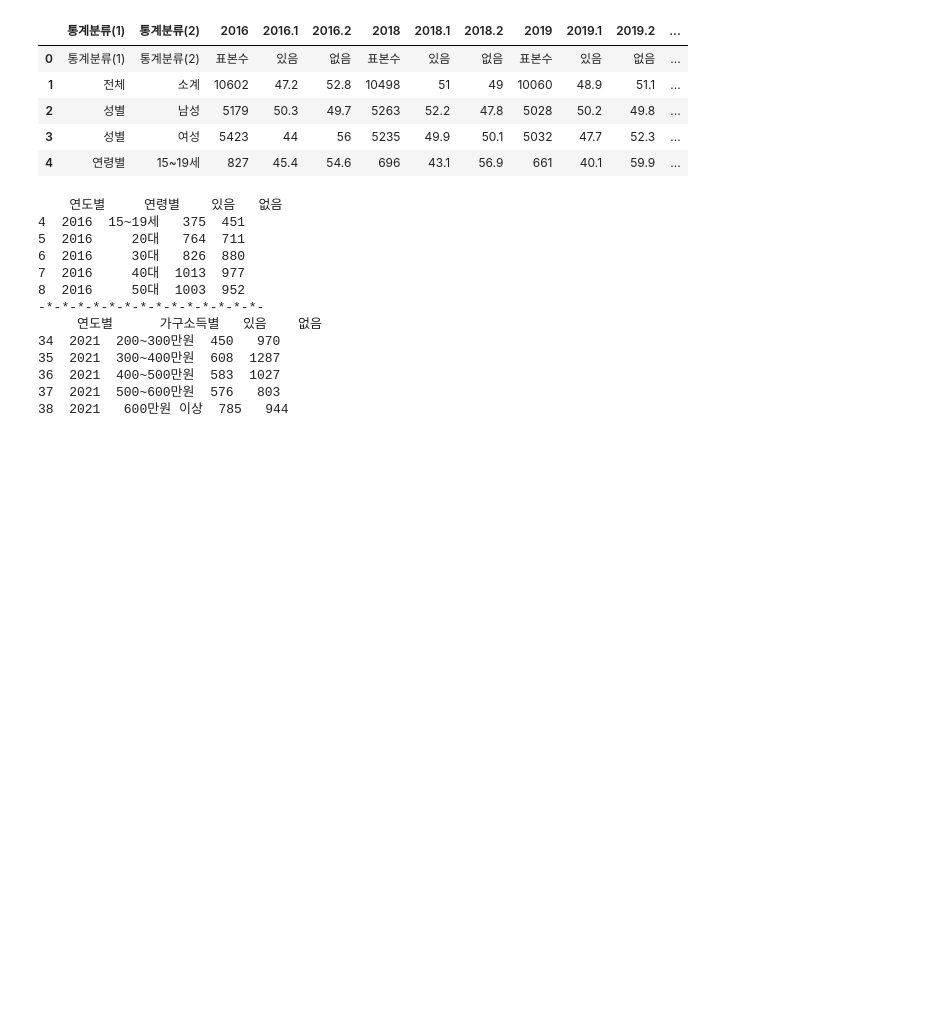
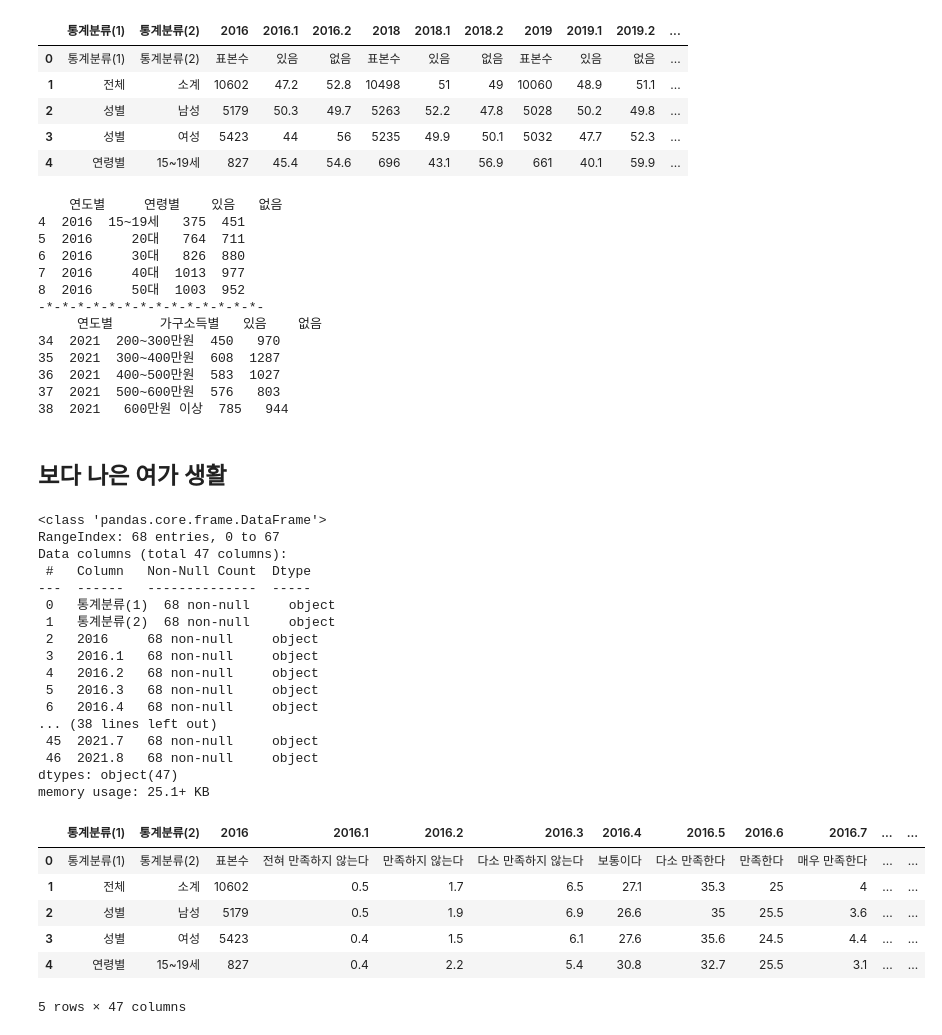
Before and after one commit to nyeokinyeoki/Toy-Projects-with-Tableau, a Jupyter notebook: Side_pro_leis.ipynb, the cells around one changed output. Cells and saved outputs as stored; diff of their text form; code cells hidden in the pictures; blank space fills up the shorter version.

```diff
--- a/Side_pro_leis.ipynb
+++ b/Side_pro_leis.ipynb
@@ -355,3 +366,34 @@ print(rep_per_year_inc.tail())
 36  2021  400~500만원  583  1027
 37  2021  500~600만원  576   803
 38  2021   600만원 이상  785   944
+# %% [markdown]
+## <font color="#00D7FF	"> 보다 나은 여가 생활 </font>
+# %%
+btr_leisure = pd.read_csv("G:/내 드라이브/취미/정책만족도_보다_나은_여가생활을_위해_관련_법규와_제도를_개선_20230510094233.csv", encoding="cp949")
+btr_leisure.info()
+btr_leisure.head()
+# %% [output]
+<class 'pandas.core.frame.DataFrame'>
+RangeIndex: 68 entries, 0 to 67
+Data columns (total 47 columns):
+ #   Column   Non-Null Count  Dtype
+---  ------   --------------  -----
+ 0   통계분류(1)  68 non-null     object
+ 1   통계분류(2)  68 non-null     object
+ 2   2016     68 non-null     object
+ 3   2016.1   68 non-null     object
+ 4   2016.2   68 non-null     object
+ 5   2016.3   68 non-null     object
+ 6   2016.4   68 non-null     object
+... (38 lines left out)
+ 45  2021.7   68 non-null     object
+ 46  2021.8   68 non-null     object
+dtypes: object(47)
+memory usage: 25.1+ KB
+|  | 통계분류(1) | 통계분류(2) | 2016 | 2016.1 | 2016.2 | 2016.3 | 2016.4 | 2016.5 | 2016.6 | 2016.7 | ... | ... |
+| 0 | 통계분류(1) | 통계분류(2) | 표본수 | 전혀 만족하지 않는다 | 만족하지 않는다 | 다소 만족하지 않는다 | 보통이다 | 다소 만족한다 | 만족한다 | 매우 만족한다 | ... | ... |
+| 1 | 전체 | 소계 | 10602 | 0.5 | 1.7 | 6.5 | 27.1 | 35.3 | 25 | 4 | ... | ... |
+| 2 | 성별 | 남성 | 5179 | 0.5 | 1.9 | 6.9 | 26.6 | 35 | 25.5 | 3.6 | ... | ... |
+| 3 | 성별 | 여성 | 5423 | 0.4 | 1.5 | 6.1 | 27.6 | 35.6 | 24.5 | 4.4 | ... | ... |
+| 4 | 연령별 | 15~19세 | 827 | 0.4 | 2.2 | 5.4 | 30.8 | 32.7 | 25.5 | 3.1 | ... | ... |
+5 rows × 47 columns
```
Also changed, not shown: parts of 6 cells of this notebook.
